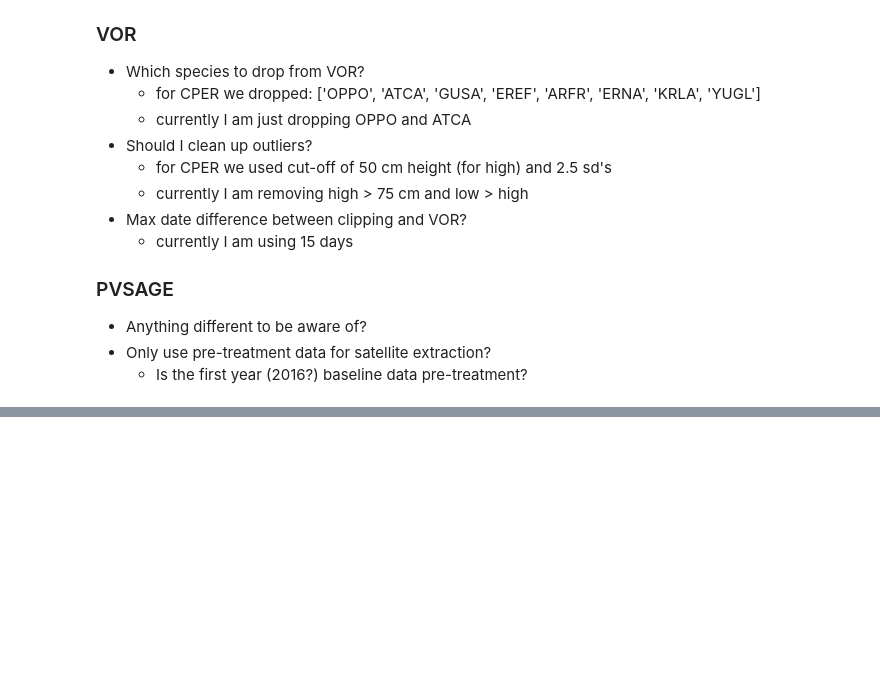
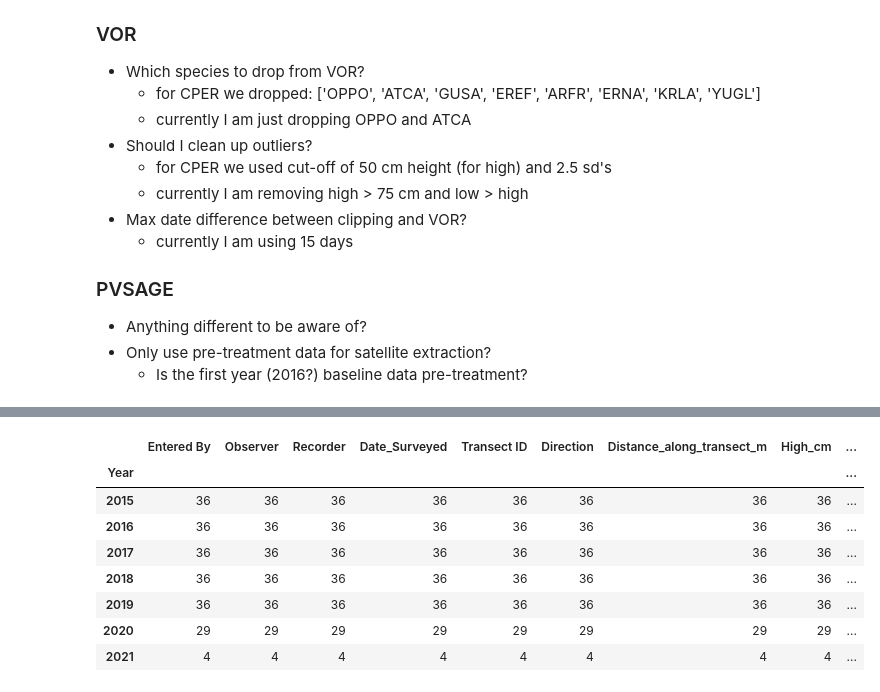
Before and after one commit to kearney-sp/tbng_veg, a Jupyter notebook: nex_veg_prep.ipynb, the cells around one changed output, grey strips where cells are left out. Cells and saved outputs as stored; diff of their text form; code cells hidden in the pictures; blank space fills up the shorter version.

```diff
--- a/nex_veg_prep.ipynb
+++ b/nex_veg_prep.ipynb
@@ -448,0 +490,14 @@ df_nex_vor_agg.to_csv('data/TB_nex_vor.csv', index=False)
+# %%
+test = nex_xlsx.parse(sheet_name='VOR 15-20', header=0)
+test['Year'] = test['Date_Surveyed'].dt.year
+test.groupby(['Year', 'Site', 'Disturbance', 'Exclosure']).first().groupby('Year').count()
+# %% [output]
+|  | Entered By | Observer | Recorder | Date_Surveyed | Transect ID | Direction | Distance_along_transect_m | High_cm | ... |
+| Year |  |  |  |  |  |  |  |  | ... |
+| 2015 | 36 | 36 | 36 | 36 | 36 | 36 | 36 | 36 | ... |
+| 2016 | 36 | 36 | 36 | 36 | 36 | 36 | 36 | 36 | ... |
+| 2017 | 36 | 36 | 36 | 36 | 36 | 36 | 36 | 36 | ... |
+| 2018 | 36 | 36 | 36 | 36 | 36 | 36 | 36 | 36 | ... |
+| 2019 | 36 | 36 | 36 | 36 | 36 | 36 | 36 | 36 | ... |
+| 2020 | 29 | 29 | 29 | 29 | 29 | 29 | 29 | 29 | ... |
+| 2021 | 4 | 4 | 4 | 4 | 4 | 4 | 4 | 4 | ... |
```
Also changed, not shown: parts of 33 cells of this notebook, 2 other files.
